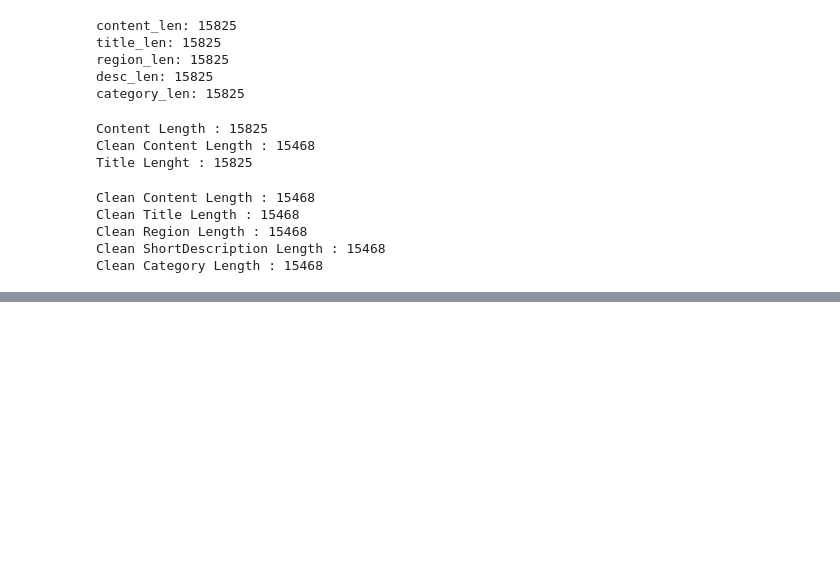
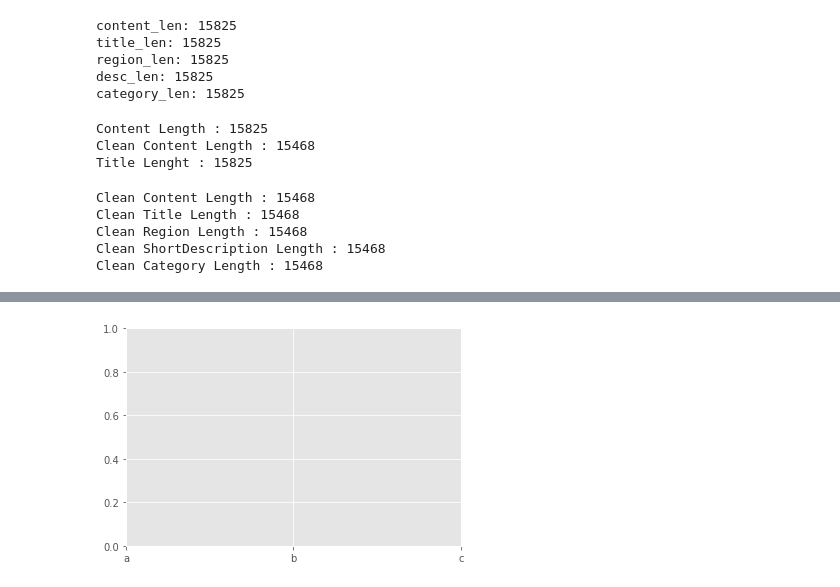
Before and after one commit to malinphy/e_repo, a Jupyter notebook: bbc_data_EDA.ipynb, the cells around one changed output, grey strips where cells are left out. Saved outputs shown, nothing was run; the diff lists cells and outputs as text; code cells hidden in the pictures; blank space fills up the shorter version.

```diff
--- a/bbc_data_EDA.ipynb
+++ b/bbc_data_EDA.ipynb
@@ -116,0 +190,8 @@ Clean Category Length : 15468
+# %%
+ticks = [0, 1, 2]
+labels = ["a", "b", "c"]
+plt.figure()
+plt.xticks(ticks, labels)
+plt.show()
+# %% [output]
+[figure, added]
```
Also changed, not shown: parts of 11 cells of this notebook.
